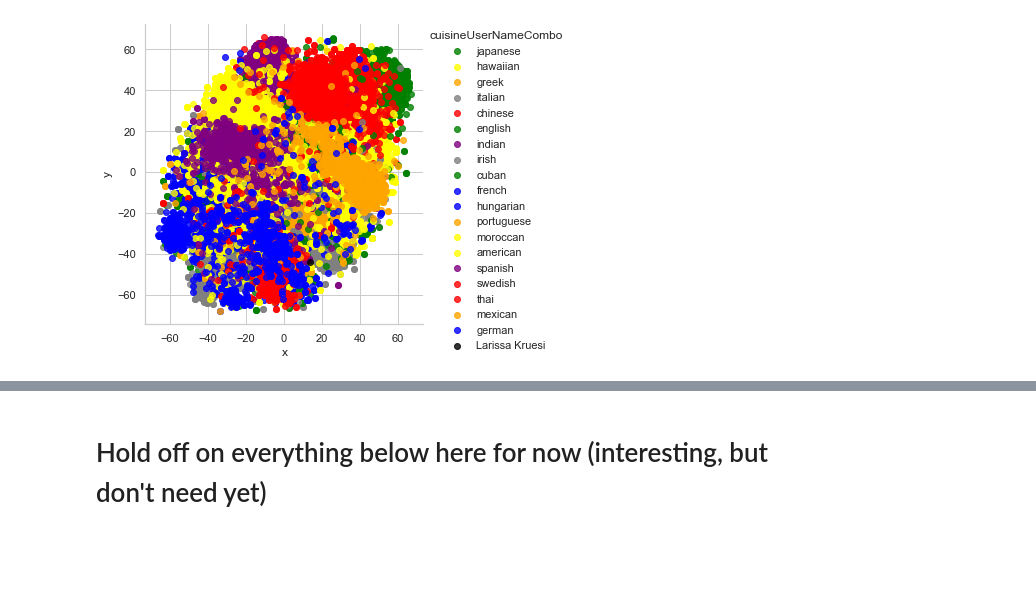
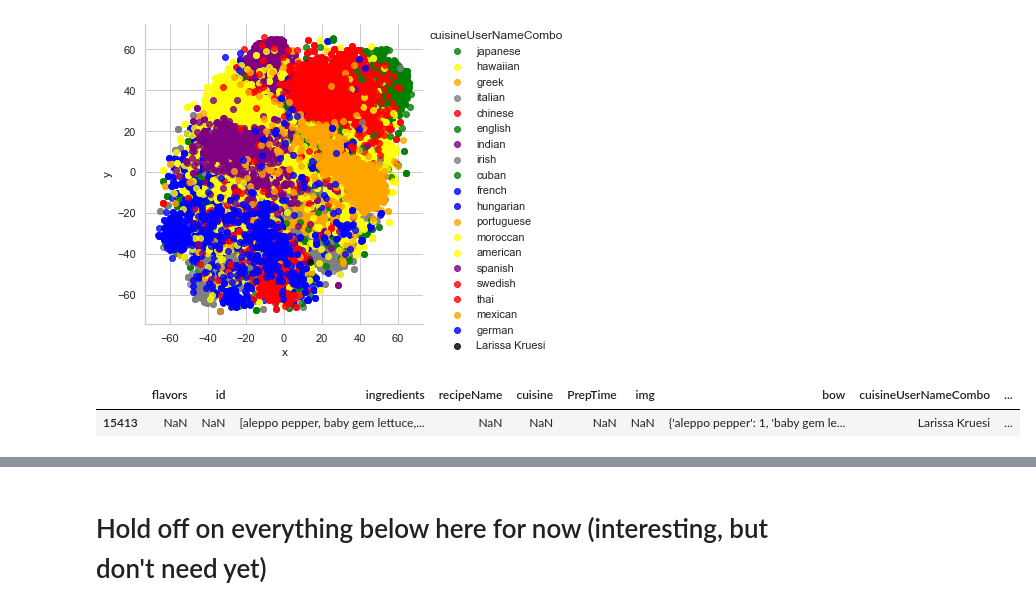
Before and after one commit to mrondin1/ADA_Course_Project, a Jupyter notebook: Project/Final Notebook (milestone 3).ipynb, the cells around one changed output, grey strips where cells are left out. Drawn from its saved outputs; the diff is of its cells as text; code cells hidden in the pictures; blank space fills up the shorter version.

```diff
--- a/Project/Final Notebook (milestone 3).ipynb
+++ b/Project/Final Notebook (milestone 3).ipynb
@@ -905,0 +910,5 @@ sns.lmplot("x", "y", data=plotting_df, palette=palette, hue='cuisineUserNameComb
+# %%
+user_only_df
+# %% [output]
+|  | flavors | id | ingredients | recipeName | cuisine | PrepTime | img | bow | cuisineUserNameCombo | ... |
+| 15413 | NaN | NaN | [aleppo pepper, baby gem lettuce,... | NaN | NaN | NaN | NaN | {'aleppo pepper': 1, 'baby gem le... | Larissa Kruesi | ... |
```
Also changed, not shown: parts of 6 cells of this notebook.
